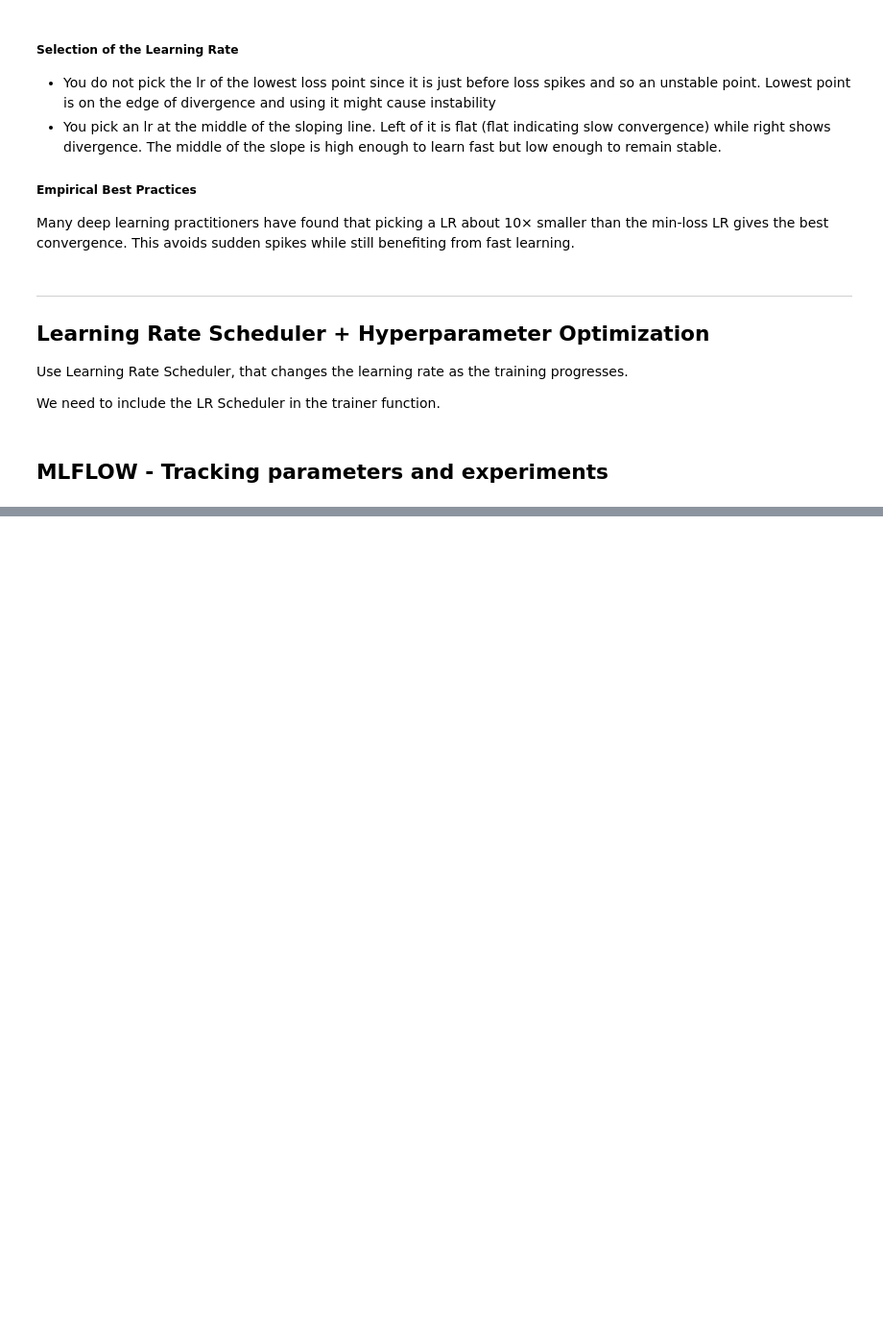
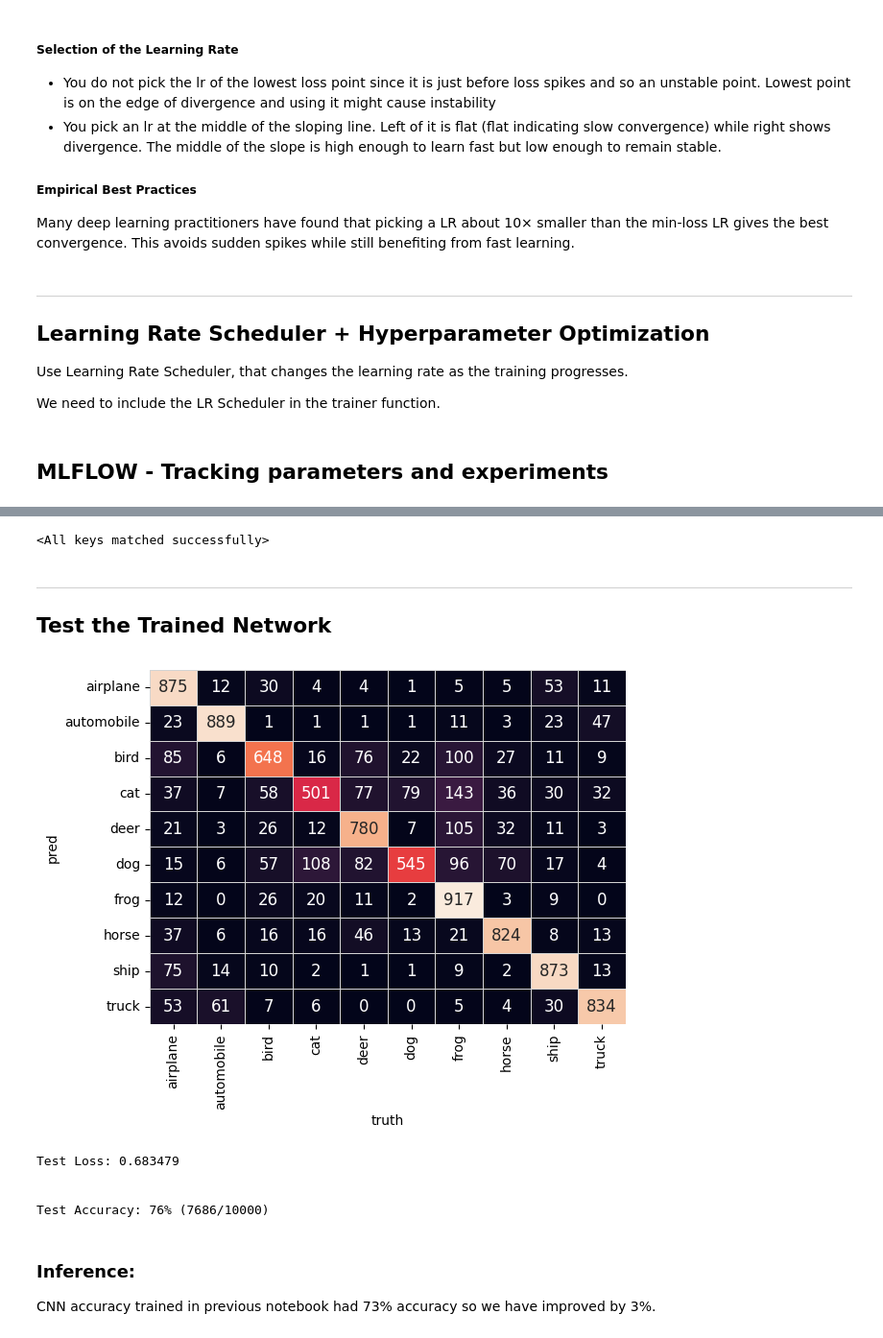
Before and after one commit to battery-code/Exploring-Neural-Networks, a Jupyter notebook: Exploring_NN_3_TuningCNN_CIFAR10.ipynb, the cells around one changed output, grey strips where cells are left out. Shown at 96% size. Saved outputs shown, nothing was run; the diff lists cells and outputs as text; code cells hidden in the pictures; blank space fills up the shorter version.

```diff
--- a/Exploring_NN_3_TuningCNN_CIFAR10.ipynb
+++ b/Exploring_NN_3_TuningCNN_CIFAR10.ipynb
@@ -404,0 +472,26 @@ def train_one_model(learning_rate, rand_augment_magnitude, n_epochs):
+# %%
+#  Load the Model with the Lowest Validation Loss
+model.load_state_dict(torch.load('best_val_loss.pt'))
+# %% [output]
+<All keys matched successfully>
+# %% [markdown]
+---
+## Test the Trained Network
+# %%
+from helpers_3 import plot_confusion_matrix
+
+cm = plot_confusion_matrix(preds, actuals, classes)
+# %% [output]
+[figure, added]
+# %%
+from helpers_3 import one_epoch_test
+
+test_loss, preds, actuals = one_epoch_test(data_loaders['test'], model, loss)
+# %% [output]
+Test Loss: 0.683479
+
+
+Test Accuracy: 76% (7686/10000)
+# %% [markdown]
+### Inference:
+CNN accuracy trained in previous notebook had 73% accuracy so we have improved by 3%.
```
Also changed, not shown: parts of 13 cells of this notebook, 1 other file.
